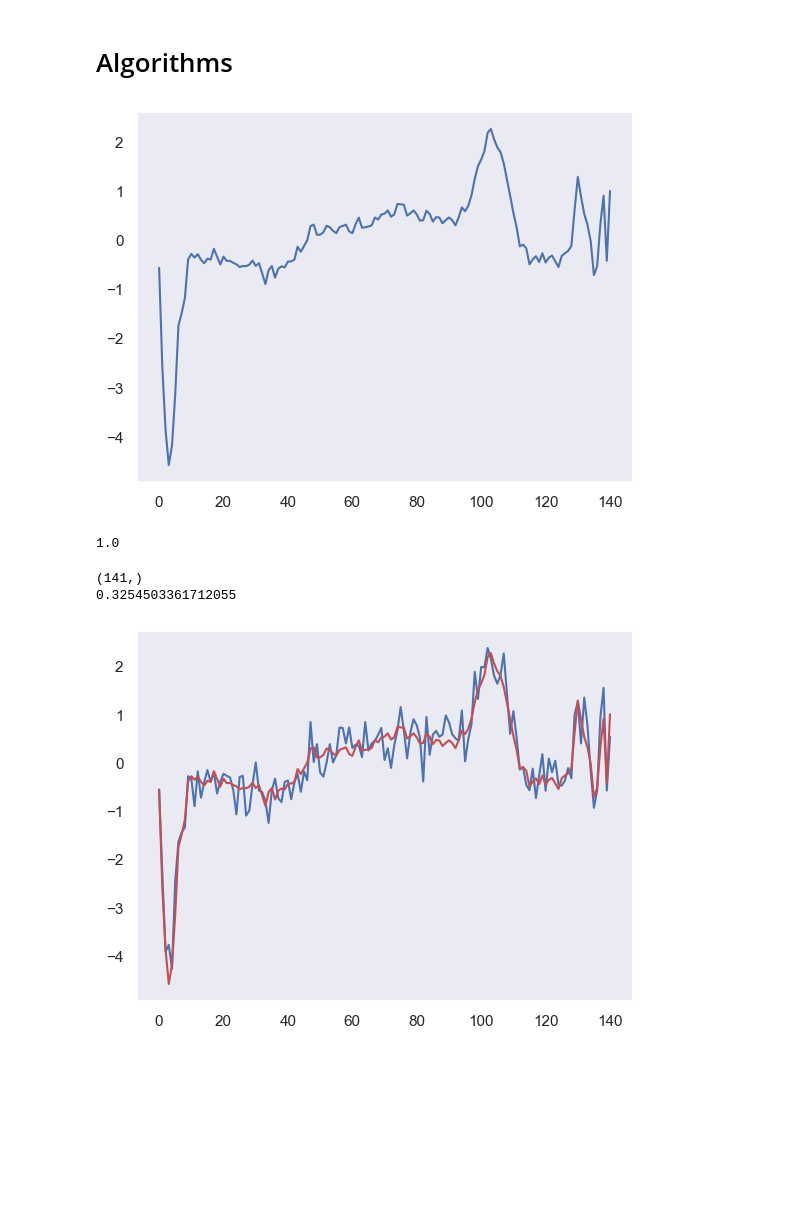
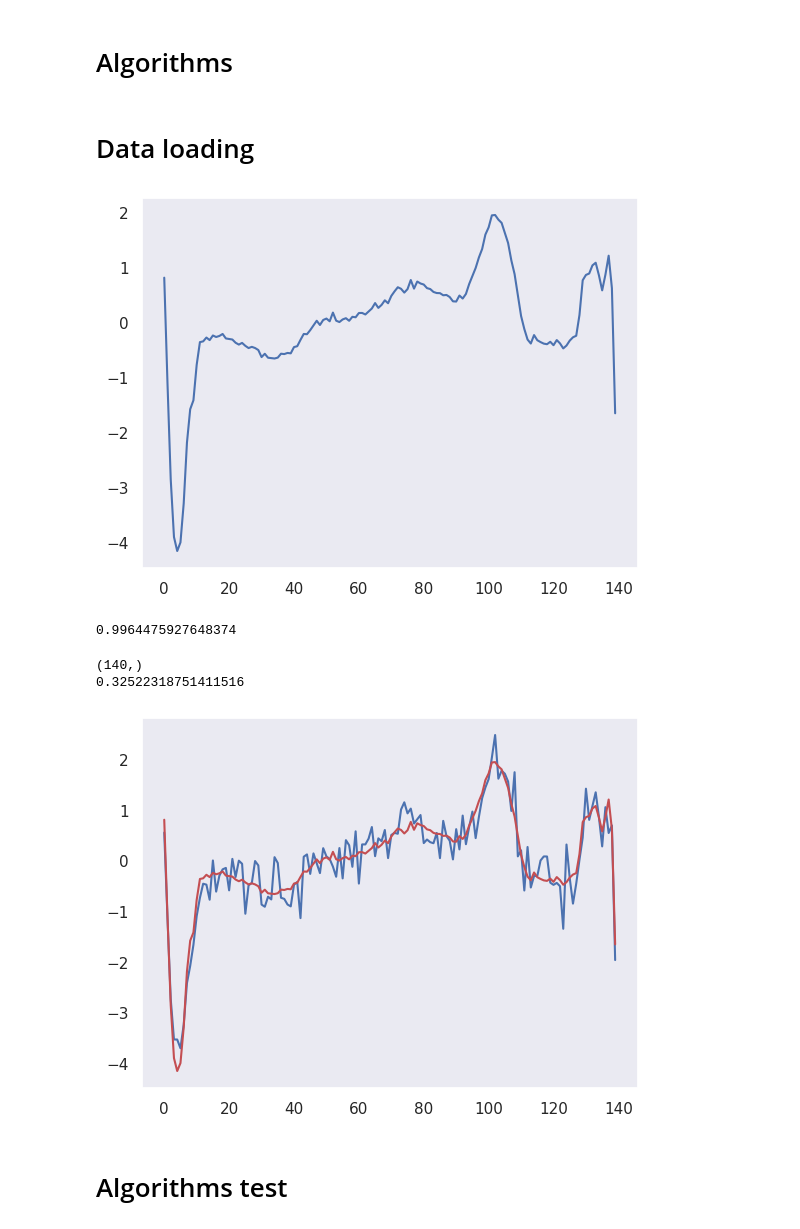
Before and after one commit to meilame-tayebjee/Wavelet-Denoising, a Jupyter notebook: ECG-noising-denoising.ipynb, the cells around one changed output. Saved outputs shown, nothing was run; the diff lists cells and outputs as text; code cells hidden in the pictures; blank space fills up the shorter version.

Commit message:
new file:   DataExtraction2.ipynb 	modified:   ECG-noising-denoising.ipynb

```diff
--- a/ECG-noising-denoising.ipynb
+++ b/ECG-noising-denoising.ipynb
@@ -178,6 +185,8 @@ def orthogonalMatchingPursuit(signal, D, K):
         norm_residuals.append(np.linalg.norm(residual))
 
     return support, norm_residuals, reconstruction
+# %% [markdown]
+# Data loading
 # %%
 #Importation of signal
 # Load ARFF file
@@ -185,9 +194,10 @@ data, meta = arff.loadarff('ECG5000_TRAIN.arff')
 
 # Convert to DataFrame
 df = pd.DataFrame(data)
+df = df[df['target'] == b'1'].copy() #keep only the first class
+df.drop('target', axis=1, inplace=True) #drop the class number
 
-
-i = 2
+i = 16
 line = df.iloc[i]
 
 line = line.astype(float).tolist()
@@ -198,35 +208,37 @@ line = line
 plt.plot([i for i in range(len(line))],line)
 plt.show()
 # %% [output]
-[figure, old version]
+[figure, new version]
 # %%
 np.linalg.norm(line)/np.sqrt(len(line))
 # %% [output]
-1.0
+0.9964475927648374
 # %%
 def addNoise(line, SNR):
     log_ratio = SNR / 10
     noise_variance = np.var(line) / (10 ** log_ratio)
     noise = np.sqrt(noise_variance) * np.random.randn(len(line))
     return line + noise, noise_variance, noise
 
 def addNoise2(line, noise_var):
     noise = np.sqrt(noise_var) * np.random.randn(len(line))
     SNR = 10 * np.log10(np.var(line) / np.var(noise))
     return line + noise, SNR, noise
-
+20
 noisy_line, _, noise = addNoise(line, 10)
 plt.plot(noisy_line)
 plt.plot(line, 'r')
 
 print(noisy_line.shape)
 
 rmse, snr, prd, d_max = metrics(line, noisy_line)
 print(rmse)
 # %% [output]
-(141,)
-0.3254503361712055
+(140,)
+0.32522318751411516
-[figure, old version]
+[figure, new version]
+# %% [markdown]
+# Algorithms test
 # %%
 levels = [2,3,4]
 res = np.zeros((len(pywt.wavelist()), len(levels)))
```
Also changed, not shown: parts of 10 cells of this notebook, 1 other file.
